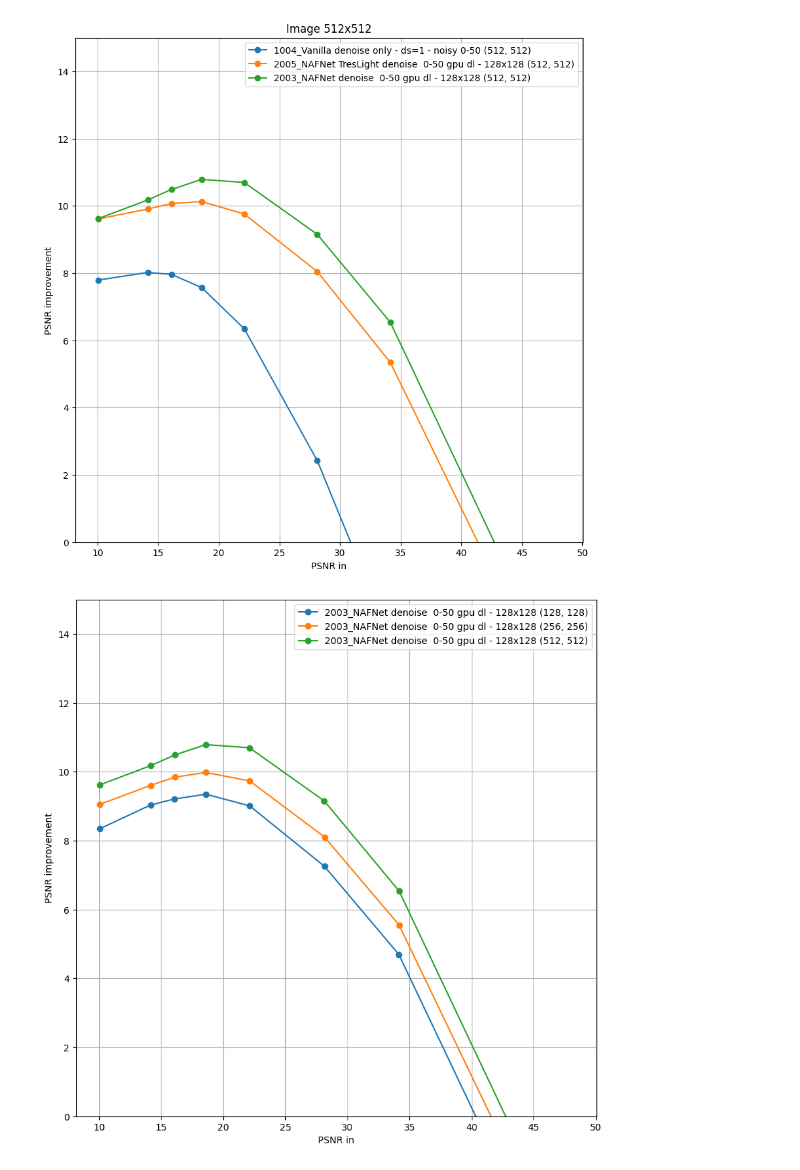
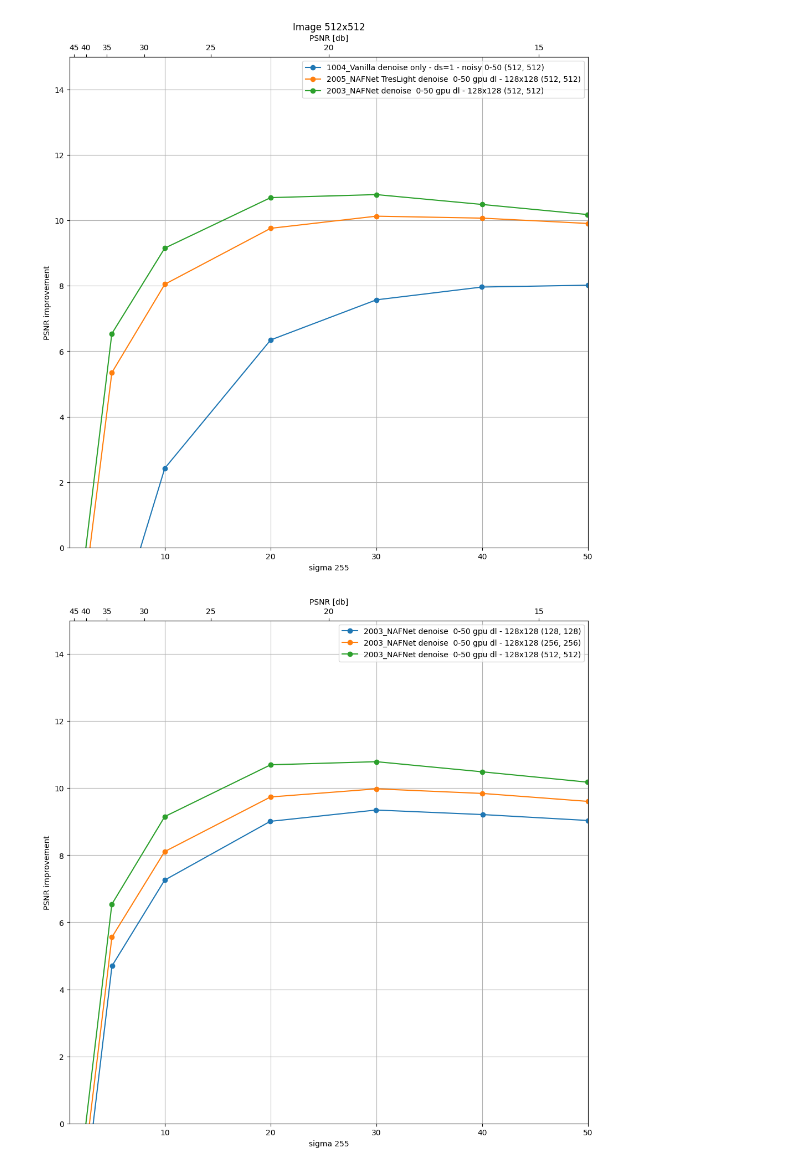
Before and after one commit to balthazarneveu/blind-deblurring-from-synthetic-data, a Jupyter notebook: scripts/metrics_analyzis.ipynb, the cells around one changed output. Drawn from its saved outputs; the diff is of its cells as text; code cells hidden in the pictures.

Commit message:
#5 PSNR (sigma) computation

```diff
--- a/scripts/metrics_analyzis.ipynb
+++ b/scripts/metrics_analyzis.ipynb
@@ -13,8 +14,14 @@ inference_path_str = str(inference_path)
 !python infer.py -e 1004 2003 2005 -o $inference_path_str -t metrics --size "512,512 256,256 128,128" --std-dev "1,1 5,5 10,10 20,20 30,30 40,40 50,50 80,80" -n 5
 # Note ! we could call python directly instead of using command line
 # %%
-def plot_results(selected_paths, title=None):
-    plt.figure(figsize=(10, 10))
+def snr_to_sigma(snr):
+    return  10**(-snr/20.)*255.
+def sigma_to_snr(sigma):
+    return -20.*np.log10(sigma/255.)
+
+def plot_results(selected_paths, title=None, diff=True):
+    # plt.figure(figsize=(10, 10))
+    fig, ax = plt.subplots(layout='constrained', figsize=(10, 10))
     for selected_path, selected_regex in selected_paths:
         selected_path = Path(selected_path)
         assert selected_path.exists()
@@ -22,7 +29,6 @@ def plot_results(selected_paths, title=None):
         stats = []
         for result_path in results_path:
             df = pd.read_csv(result_path)
-            # print(df.head())
             in_psnr = df["in_PSNR"].mean()
             out_psnr = df["out_PSNR"].mean()
             stats.append({
@@ -31,17 +37,26 @@ def plot_results(selected_paths, title=None):
             })
             label = selected_path.name + " " + df["size"][0]
         stats_array = pd.DataFrame(stats)
-        # print(stats_array)
-        # plt.plot(stats_array["in_psnr"], stats_array["out_psnr"], label=selected_path.name)
-        plt.plot(
-            stats_array["in_psnr"],
-            stats_array["out_psnr"]-stats_array["in_psnr"],
+        x_data = stats_array["in_psnr"].copy()
+        x_data = snr_to_sigma(x_data)
+
+        ax.plot(
+            x_data,
+            stats_array["out_psnr"]-stats_array["in_psnr"] if diff else stats_array["out_psnr"],
             "-o",
             label=label
         )
             # label=selected_path.name)
-        plt.xlabel("PSNR in")
-        plt.ylabel("PSNR improvement")
+    if not diff:
+        neutral_sigma = np.linspace(1, 80, 80)
+        ax.plot(neutral_sigma, sigma_to_snr(neutral_sigma), "k--", alpha=0.1, label="Neutral")
+    secax = ax.secondary_xaxis('top', functions=(sigma_to_snr, snr_to_sigma))
+    secax.set_xlabel('PSNR [db]')
+
+    ax.set_xlabel("sigma 255")
+    ax.set_ylabel("PSNR improvement" if diff else "PSNR out")
+    plt.xlim(1., 50.)
+    if diff:
         plt.ylim(0, 15)
     if title is not None:
         plt.title(title)
@@ -60,12 +84,12 @@ plot_results(selected_paths, title="Image 128x128")
 # %%
 selected_paths = [
     (inference_path/"1004_Vanilla denoise only - ds=1 - noisy 0-50", "*0512*.csv"),
     (inference_path/"2005_NAFNet TresLight denoise  0-50 gpu dl - 128x128","*0512*.csv"),
     (inference_path/"2003_NAFNet denoise  0-50 gpu dl - 128x128","*0512*.csv"),
 ]
-plot_results(selected_paths, title="Image 512x512")
+plot_results(selected_paths, title="Image 512x512", diff=True)
 # %% [output]
-[figure, old version]
+[figure, new version]
 # %%
 selected_paths = [
 
@@ -75,6 +99,6 @@ selected_paths = [
 ]
 plot_results(selected_paths)
 # %% [output]
-[figure, old version]
+[figure, new version]
 # %%
 selected_paths = [
```
Also changed, not shown: parts of 4 cells of this notebook.
